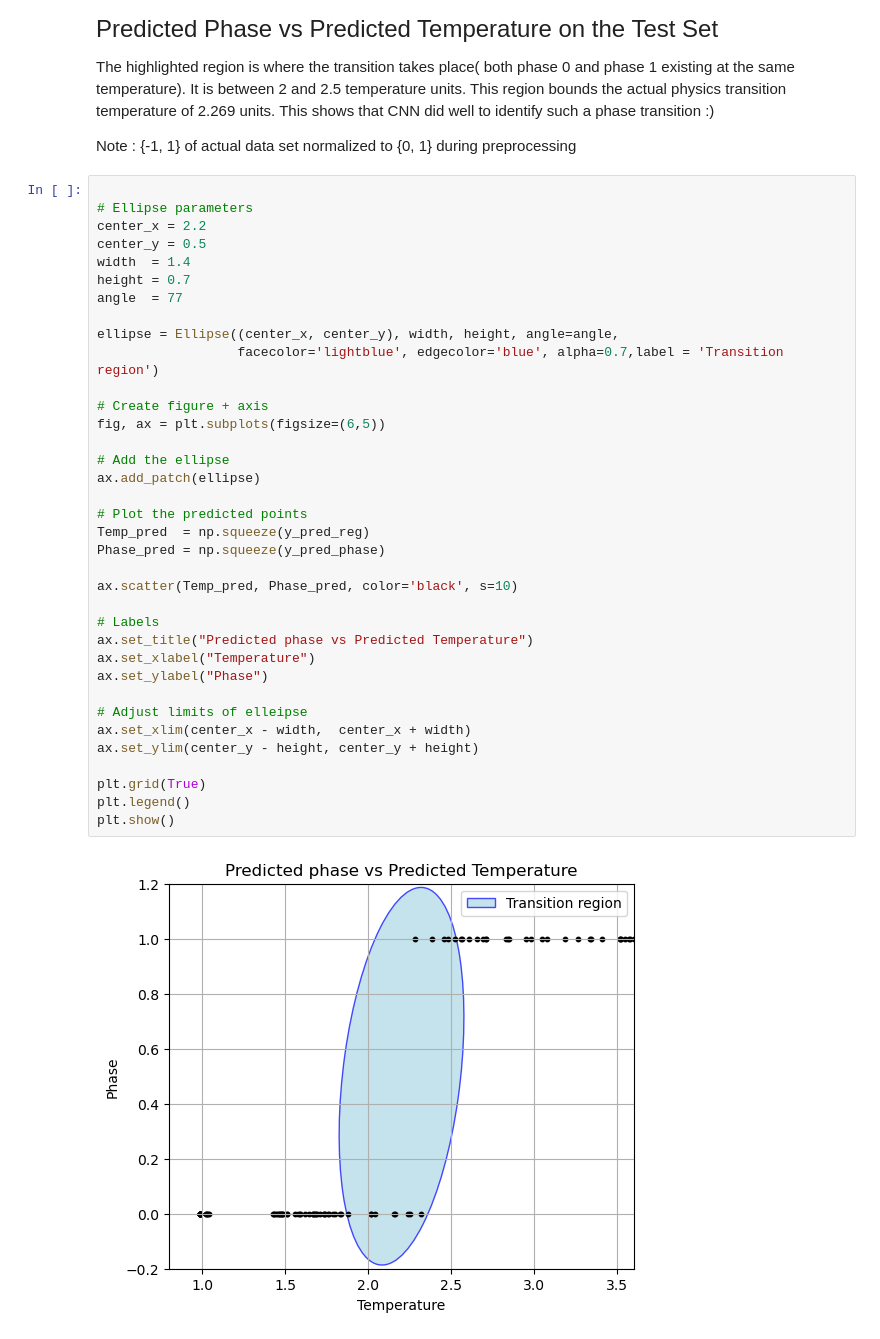
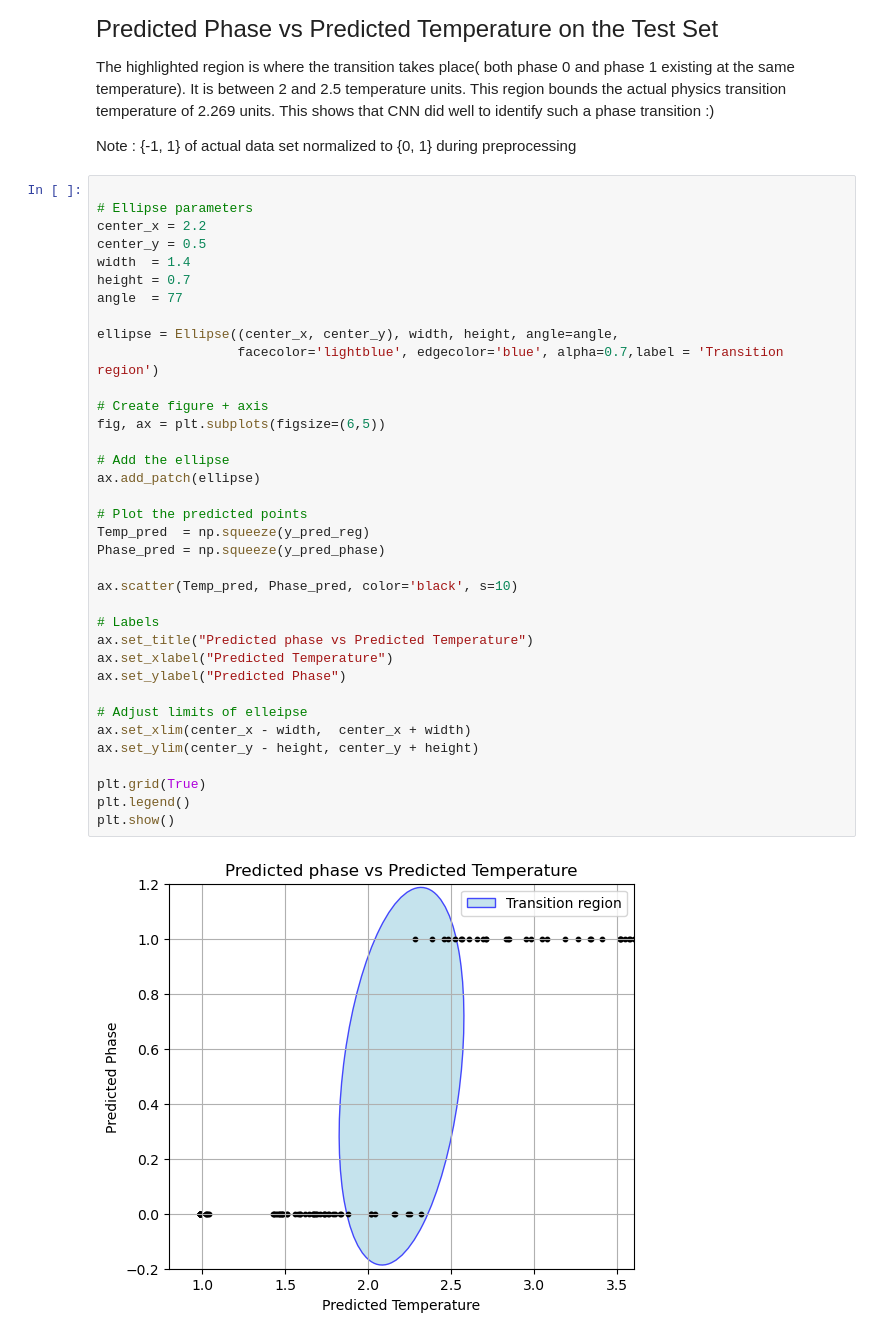
Before and after one commit to amalseb07/cmse802_project, a Jupyter notebook: results/finding_critical_temp.ipynb, the cells around one changed output. Saved outputs shown, nothing was run; the diff lists cells and outputs as text.

```diff
--- a/results/finding_critical_temp.ipynb
+++ b/results/finding_critical_temp.ipynb
@@ -43,33 +43,33 @@ center_y = 0.5
 width  = 1.4
 height = 0.7
 angle  = 77
 
 ellipse = Ellipse((center_x, center_y), width, height, angle=angle,
                   facecolor='lightblue', edgecolor='blue', alpha=0.7,label = 'Transition region')
 
 # Create figure + axis
 fig, ax = plt.subplots(figsize=(6,5))
 
 # Add the ellipse
 ax.add_patch(ellipse)
 
 # Plot the predicted points
 Temp_pred  = np.squeeze(y_pred_reg)
 Phase_pred = np.squeeze(y_pred_phase)
 
 ax.scatter(Temp_pred, Phase_pred, color='black', s=10)
 
 # Labels
 ax.set_title("Predicted phase vs Predicted Temperature")
-ax.set_xlabel("Temperature")
-ax.set_ylabel("Phase")
+ax.set_xlabel("Predicted Temperature")
+ax.set_ylabel("Predicted Phase")
 
 # Adjust limits of elleipse
 ax.set_xlim(center_x - width,  center_x + width)
 ax.set_ylim(center_y - height, center_y + height)
 
 plt.grid(True)
 plt.legend()
 plt.show()
 # %% [output]
-[figure, old version]
+[figure, new version]
```
Also changed, not shown: parts of 2 cells of this notebook, 1 other file.
